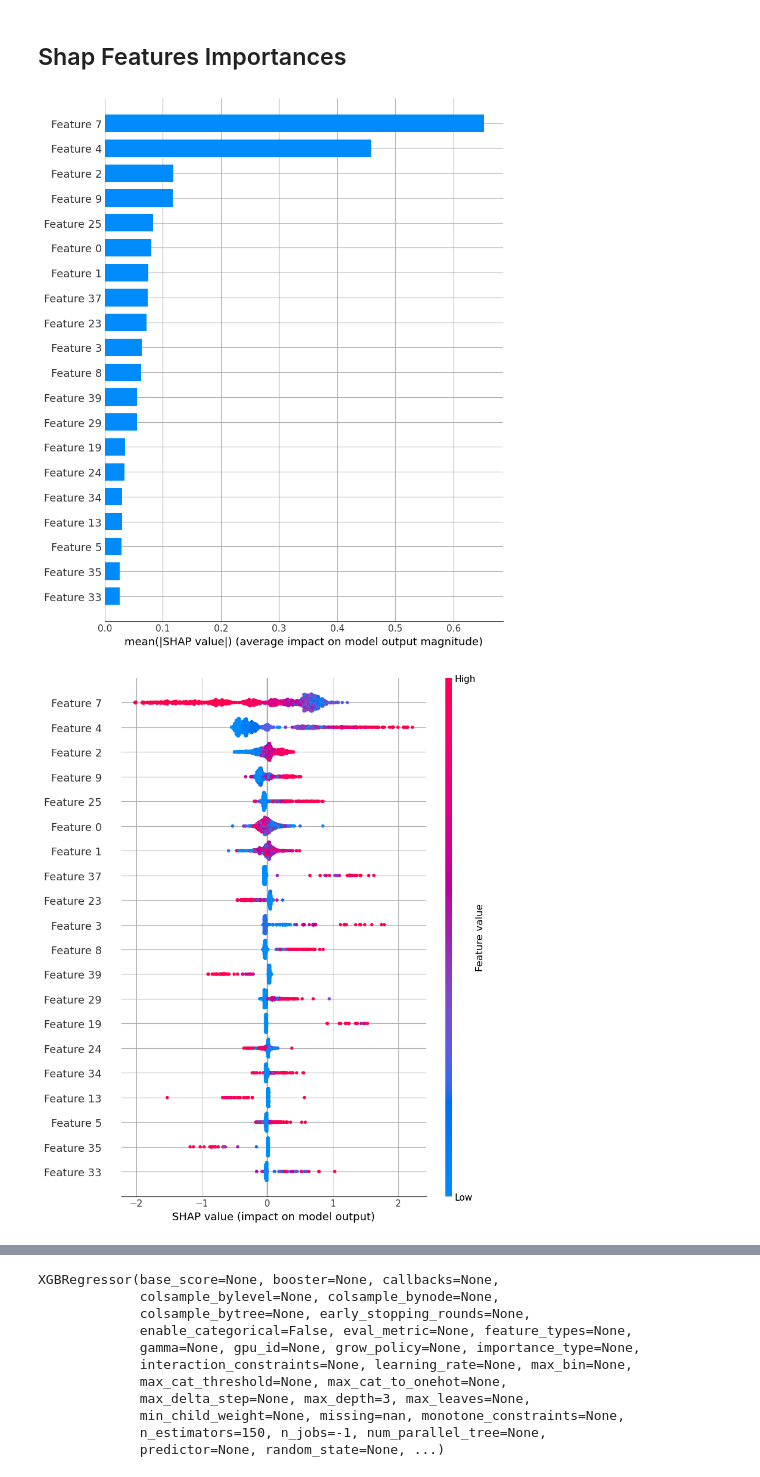
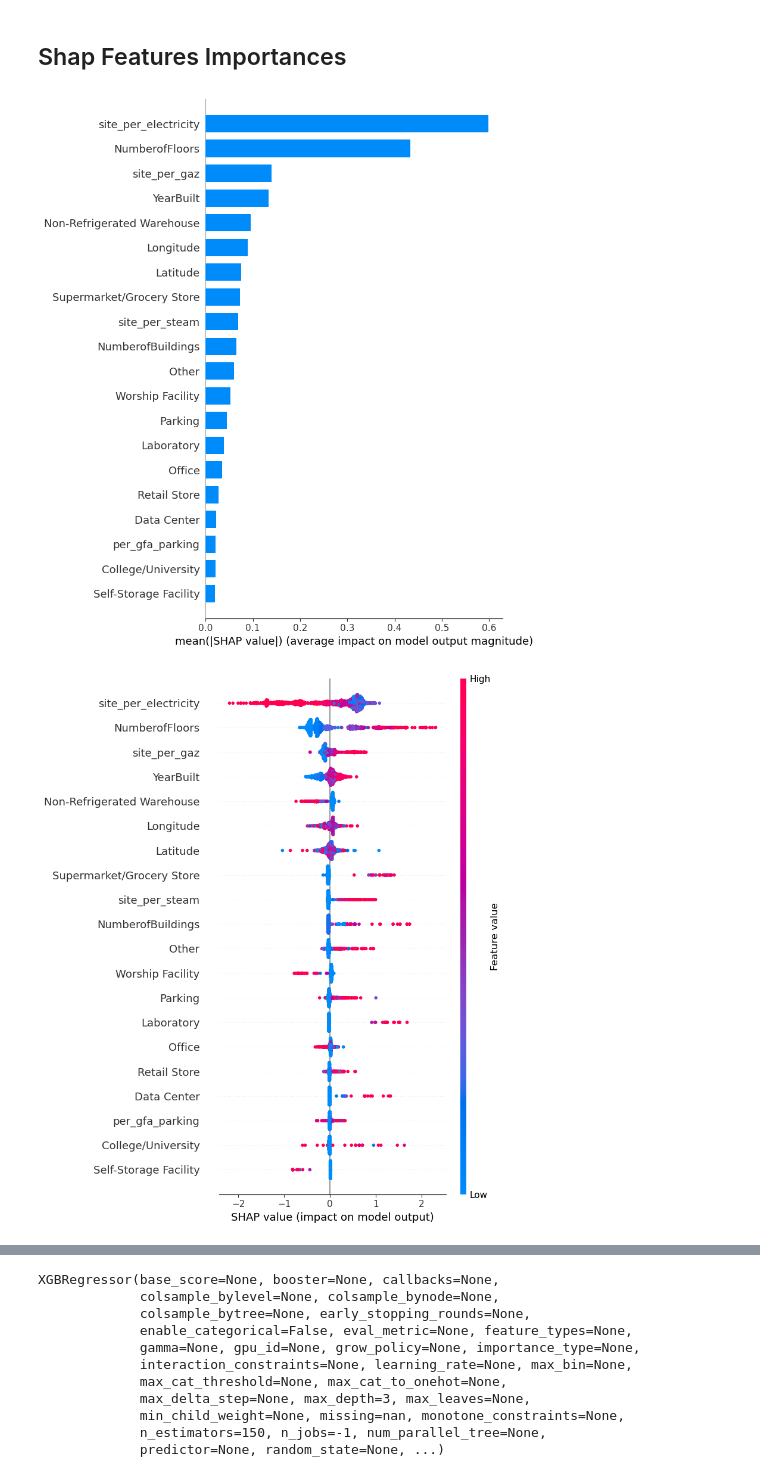
Before and after one commit to ArhurK/P4-Anticipez-les-besoins-en-consommation-de-batiments, a Jupyter notebook: Cible 1 log TotalGHGEmissions.ipynb, the cells around one changed output, grey strips where cells are left out. Drawn from its saved outputs; the diff is of its cells as text; code cells hidden in the pictures.

```diff
--- a/Cible 1 log TotalGHGEmissions.ipynb
+++ b/Cible 1 log TotalGHGEmissions.ipynb
@@ -66,3 +77,7 @@ import lightgbm as lgb
 from sklearn.model_selection import GridSearchCV
 
 from time import time
+# %%
+features_names = db.drop(columns=['log_TotalGHGEmissions','OSEBuildingID','ENERGYSTARScore']).copy().columns
+features_names = list(features_names)
+len(features_names)
@@ -68,0 +86,4 @@ from time import time
+# %%
+X = db.drop(columns=['log_TotalGHGEmissions','OSEBuildingID','ENERGYSTARScore']).copy()
+X = X.fillna(0)
+X.isna().mean()
@@ -115,6 +126,7 @@ X_train, X_test, y_train, y_test = train_test_split(X, y, test_size=0.2 , random
 # %%
 xg_reg = xgb.XGBRegressor(objective = 'reg:squarederror' ,n_jobs= -1)
 lg = lgb.LGBMRegressor(n_jobs=-1)
+Svr = SVR(C=.05, epsilon=0.2)
 
 regressors = [
     KNeighborsRegressor(),
@@ -128,7 +140,8 @@ regressors = [
     Ridge(),
     xg_reg,
     lg,
-    SGDRegressor()
+    SGDRegressor(),
+    Svr
 
 
 ]
@@ -508,10 +473,10 @@ shap.force_plot(explainer.expected_value, shap_values, X_train)
 ## Shap Features Importances
 # %%
 shap_values = shap.TreeExplainer(final_xgb).shap_values(X_train)
-shap.summary_plot(shap_values, X_train, plot_type='bar')
+shap.summary_plot(shap_values, X_train, plot_type='bar', feature_names=features_names)
 # %% [output]
-[figure, old version]
+[figure, new version]
 # %%
-shap.summary_plot(shap_values, X_train)
+shap.summary_plot(shap_values, X_train,feature_names=features_names)
 # %% [output]
-[figure, old version]
+[figure, new version]
```
Also changed, not shown: parts of 109 cells of this notebook, 3 other files.
